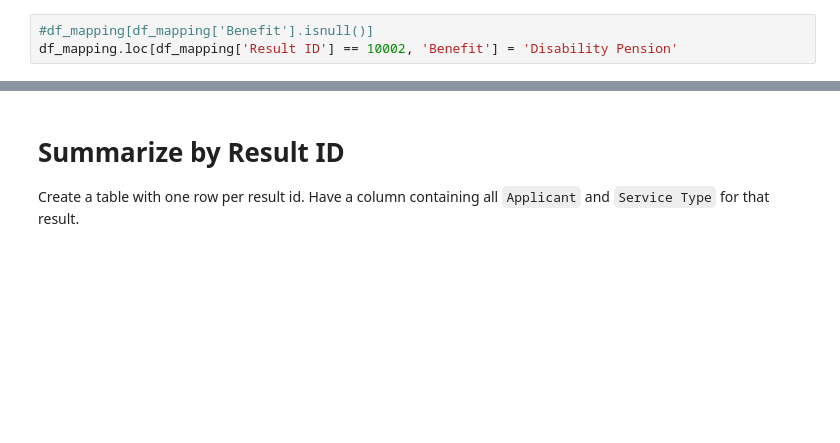
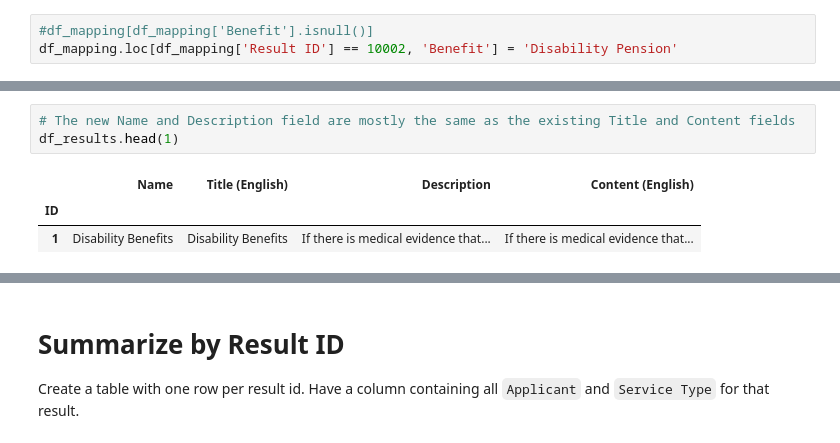
Before and after one commit to cds-snc/vac-data, a Jupyter notebook: notebooks/Summerize by Result ID and Benefit.ipynb, the cells around one changed output, grey strips where cells are left out. Drawn from its saved outputs; the diff is of its cells as text; blank space fills up the shorter version.

```diff
--- a/notebooks/Summerize by Result ID and Benefit.ipynb
+++ b/notebooks/Summerize by Result ID and Benefit.ipynb
@@ -36,0 +51,7 @@ df_mapping.loc[df_mapping['Result ID'] == 10002, 'Benefit'] = 'Disability Pensio
+# %%
+# The new Name and Description field are mostly the same as the existing Title and Content fields
+df_results.head(1)
+# %% [output]
+|  | Name | Title (English) | Description | Content (English) |
+| ID |  |  |  |  |
+| 1 | Disability Benefits | Disability Benefits | If there is medical evidence that... | If there is medical evidence that... |
```
Also changed, not shown: parts of 10 cells of this notebook.
